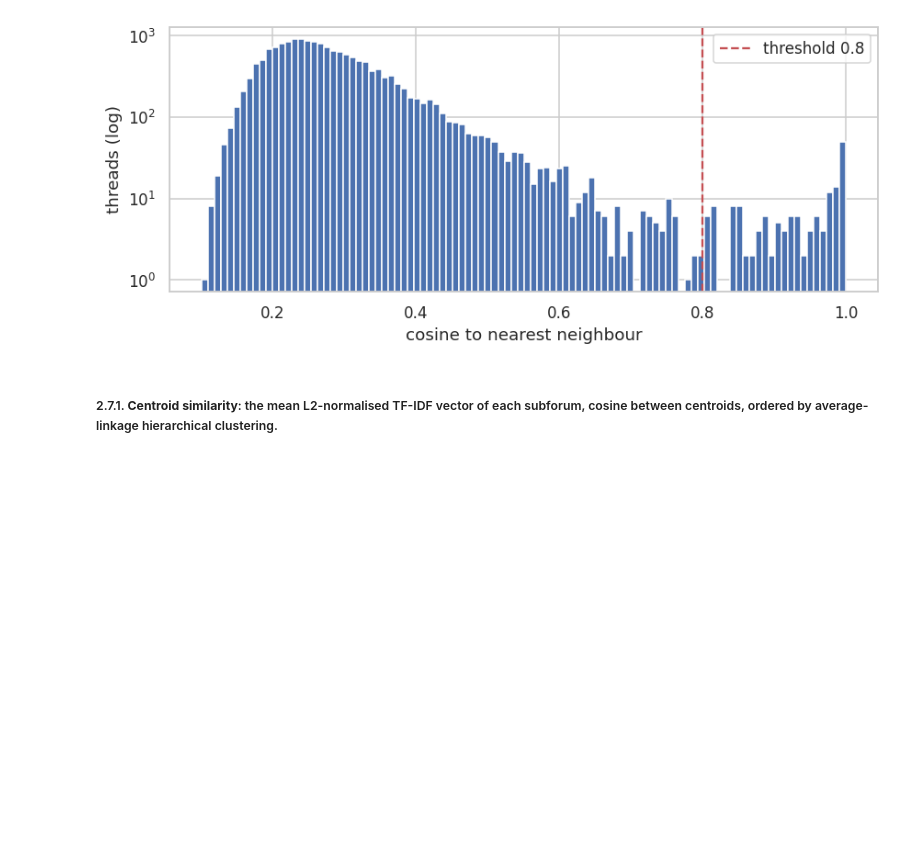
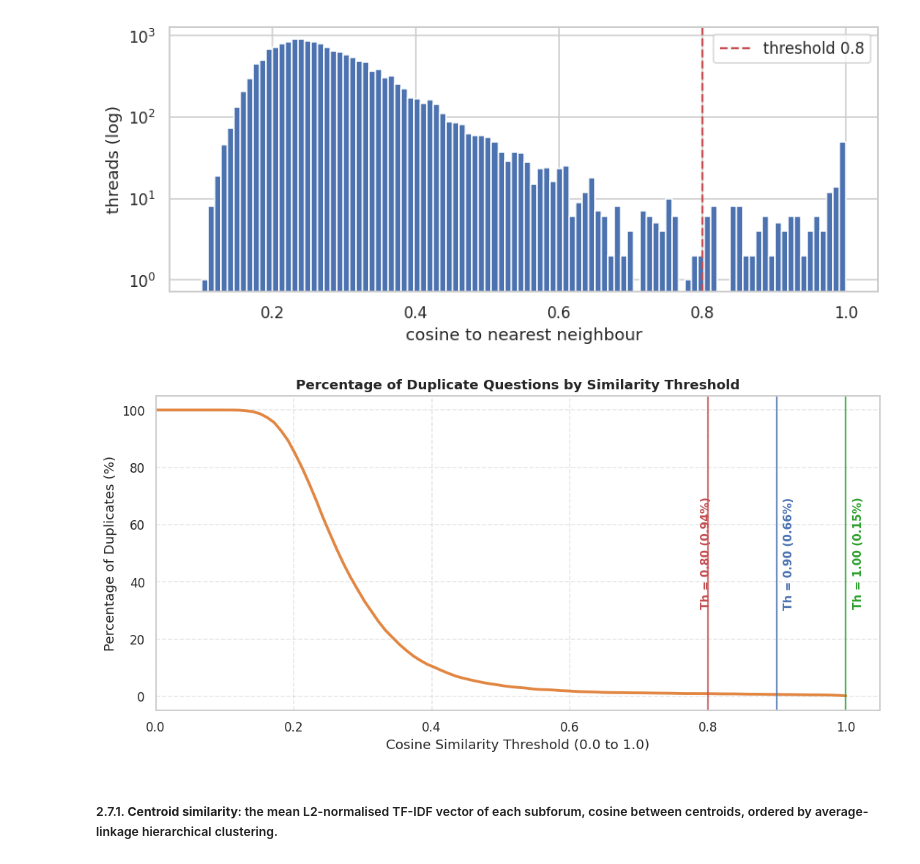
Before and after one commit to cristi-d/legal-questions-topic-prediction, a Jupyter notebook: extraction/legal_dataset_intro.ipynb, the cells around one changed output. Drawn from its saved outputs; the diff is of its cells as text; code cells hidden in the pictures; blank space fills up the shorter version.

```diff
--- a/extraction/legal_dataset_intro.ipynb
+++ b/extraction/legal_dataset_intro.ipynb
@@ -322,7 +322,7 @@ y_pct = (n_total - np.searchsorted(sorted_lengths, sorted_lengths, side='left'))
 fig, ax = plt.subplots(figsize=(10, 5))
 ax.plot(sorted_lengths, y_pct, lw=2.5, color='#4c72b0')
 ax.set_xscale('log')
-ax.set_title('Percentage of Questions by Minimum Word Length')
+ax.set_title('Percentage of Questions by Minimum Word Count')
 ax.set_xlabel('Minimum Title+Question Length (words, log scale)')
 ax.set_ylabel('% of Questions >= Length')
 ax.grid(True, which="both", ls="--", alpha=0.5)
@@ -491,6 +491,50 @@ ax.set_xlabel('cosine to nearest neighbour'); ax.set_ylabel('threads (log)'); ax
 | [0.999, 1.01) | 40 |
 exact duplicates (normalised text): 38 threads
 [figure]
+# %%
+# Generate thresholds from 0 to 1 with fine granularity
+threshold_grid = np.linspace(0.0, 1.0, 100)
+pct_duplicates_grid = [(max_sim >= th).mean() * 100 for th in threshold_grid]
+
+# Plot the percentage of duplicates by threshold
+fig, ax = plt.subplots(figsize=(10, 5))
+ax.plot(threshold_grid, pct_duplicates_grid, lw=2.5, color='#e28743')
+
+# Labels and formatting
+ax.set_title('Percentage of Duplicate Questions by Similarity Threshold')
+ax.set_xlabel('Cosine Similarity Threshold (0.0 to 1.0)')
+ax.set_ylabel('Percentage of Duplicates (%)')
+ax.set_xlim(0.0, 1.05)
+ax.set_ylim(-5, 105)
+ax.grid(True, which='both', ls='--', alpha=0.5)
+
+# Highlight key threshold regions using solid vertical lines and offset vertical labels to prevent overlap
+configs = [
+    {'th': 0.80, 'offset': -0.01, 'ha': 'left', 'color': '#c44e52'},
+    {'th': 0.90, 'offset': 0.01, 'ha': 'left', 'color': '#4c72b0'},
+    {'th': 1.00, 'offset': 0.01, 'ha': 'left', 'color': '#2ca02c'}
+]
+
+for cfg in configs:
+    th = cfg['th']
+    pct_val = (max_sim >= th).mean() * 100
+    ax.axvline(x=th, color=cfg['color'], linestyle='-', linewidth=1.5, alpha=0.8)
+    ax.text(
+        th + cfg['offset'],
+        50,
+        f'Th = {th:.2f} ({pct_val:.2f}%)',
+        fontsize=10,
+        fontweight='bold',
+        color=cfg['color'],
+        rotation=90,
+        va='center',
+        ha=cfg['ha']
+    )
+
+plt.tight_layout()
+plt.show()
+# %% [output]
+[figure, added]
 # %% [markdown]
 ##### 2.7.1. **Centroid similarity**: the mean L2-normalised TF-IDF vector of each subforum, cosine between centroids, ordered by average-linkage hierarchical clustering.
 # %%
```
Also changed, not shown: parts of 2 cells of this notebook.
